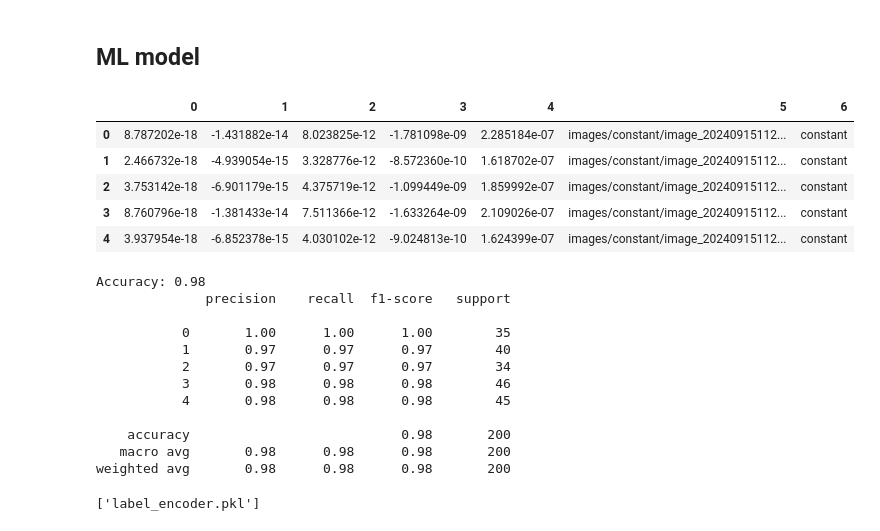
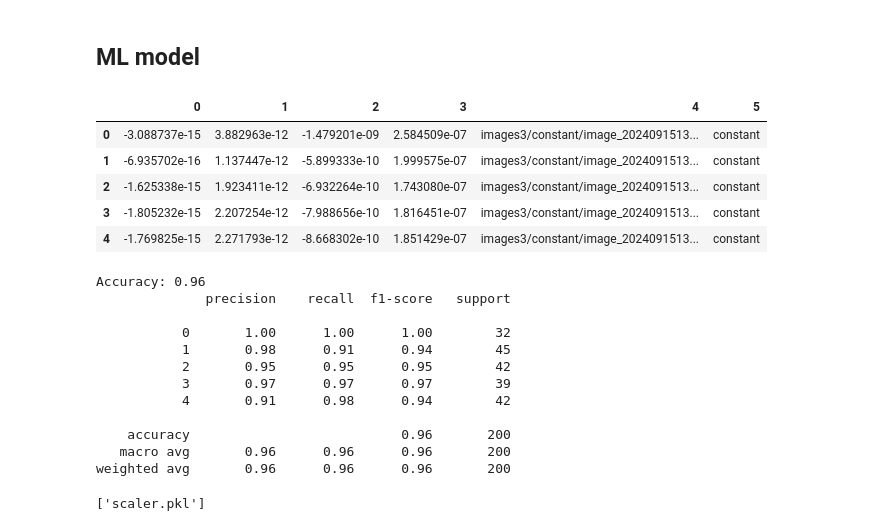
Before and after one commit to kyryl-lebedin/algorithm_analyze, a Jupyter notebook: model/model.ipynb, the cells around one changed output. Saved outputs shown, nothing was run; the diff lists cells and outputs as text; code cells hidden in the pictures.

```diff
--- a/model/model.ipynb
+++ b/model/model.ipynb
@@ -421,17 +410,17 @@ Coefficients: [6.713735116161553e-17, -9.699410941326466e-14, 4.58893345249011e-
 # %% [markdown]
 ## ML model
 # %%
-file = 'features.csv'
+file = 'features3.csv'
 df = pd.read_csv(file, header=None)
 
 df.head()
 # %% [output]
-|  | 0 | 1 | 2 | 3 | 4 | 5 | 6 |
-| 0 | 8.787202e-18 | -1.431882e-14 | 8.023825e-12 | -1.781098e-09 | 2.285184e-07 | images/constant/image_20240915112... | constant |
-| 1 | 2.466732e-18 | -4.939054e-15 | 3.328776e-12 | -8.572360e-10 | 1.618702e-07 | images/constant/image_20240915112... | constant |
-| 2 | 3.753142e-18 | -6.901179e-15 | 4.375719e-12 | -1.099449e-09 | 1.859992e-07 | images/constant/image_20240915112... | constant |
-| 3 | 8.760796e-18 | -1.381433e-14 | 7.511366e-12 | -1.633264e-09 | 2.109026e-07 | images/constant/image_20240915112... | constant |
-| 4 | 3.937954e-18 | -6.852378e-15 | 4.030102e-12 | -9.024813e-10 | 1.624399e-07 | images/constant/image_20240915112... | constant |
+|  | 0 | 1 | 2 | 3 | 4 | 5 |
+| 0 | -3.088737e-15 | 3.882963e-12 | -1.479201e-09 | 2.584509e-07 | images3/constant/image_2024091513... | constant |
+| 1 | -6.935702e-16 | 1.137447e-12 | -5.899333e-10 | 1.999575e-07 | images3/constant/image_2024091513... | constant |
+| 2 | -1.625338e-15 | 1.923411e-12 | -6.932264e-10 | 1.743080e-07 | images3/constant/image_2024091513... | constant |
+| 3 | -1.805232e-15 | 2.207254e-12 | -7.988656e-10 | 1.816451e-07 | images3/constant/image_2024091513... | constant |
+| 4 | -1.769825e-15 | 2.271793e-12 | -8.668302e-10 | 1.851429e-07 | images3/constant/image_2024091513... | constant |
 # %%
 X = df.iloc[:, :-2].values
 y = df.iloc[:, -1].values
@@ -460,25 +449,27 @@ y_pred_proba = random_forest_model.predict_proba(X_test)
 print("Accuracy:", accuracy_score(y_test, y_pred))
 print(classification_report(y_test, y_pred))
 # %% [output]
-Accuracy: 0.98
+Accuracy: 0.96
               precision    recall  f1-score   support
 
-           0       1.00      1.00      1.00        35
-           1       0.97      0.97      0.97        40
-           2       0.97      0.97      0.97        34
-           3       0.98      0.98      0.98        46
-           4       0.98      0.98      0.98        45
+           0       1.00      1.00      1.00        32
+           1       0.98      0.91      0.94        45
+           2       0.95      0.95      0.95        42
+           3       0.97      0.97      0.97        39
+           4       0.91      0.98      0.94        42
 
-    accuracy                           0.98       200
-   macro avg       0.98      0.98      0.98       200
-weighted avg       0.98      0.98      0.98       200
+    accuracy                           0.96       200
+   macro avg       0.96      0.96      0.96       200
+weighted avg       0.96      0.96      0.96       200
 # %%
 joblib.dump(random_forest_model, 'random_forest_model.pkl')
 
 # Save the label encoder to decode predicted labels later
 joblib.dump(label_encoder, 'label_encoder.pkl')
+
+joblib.dump(scaler, 'scaler.pkl')
 # %% [output]
-['label_encoder.pkl']
+['scaler.pkl']
 # %%
 buf, coefficients = algorithm_analyze(function_x, input_type)
 # %%
```
Also changed, not shown: parts of 7 cells of this notebook, 9 other files.
